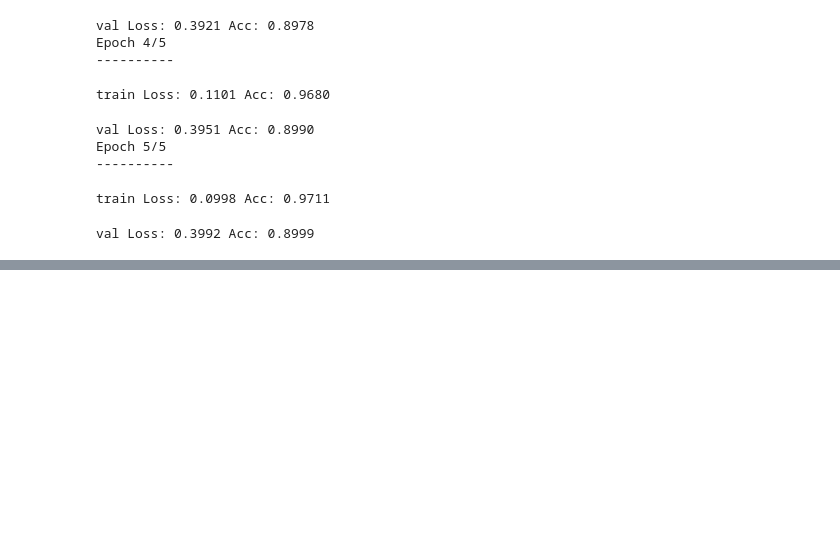
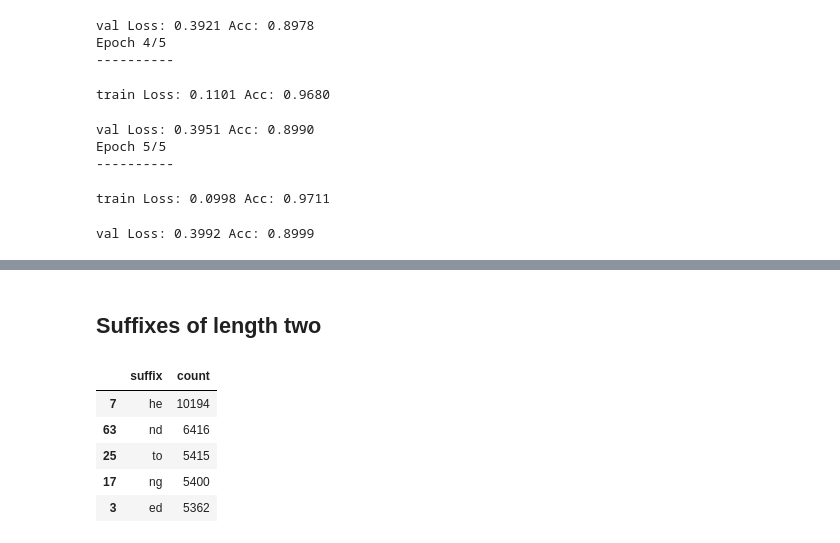
Before and after one commit to gustavgransbo/Data-Science-Playground, a Jupyter notebook: Part of Speech Tagging/4. Part of Speech Tagging - Third attempt with RNN.ipynb, the cells around one changed output, grey strips where cells are left out. Drawn from its saved outputs; the diff is of its cells as text; code cells hidden in the pictures; blank space fills up the shorter version.

```diff
--- a/Part of Speech Tagging/4. Part of Speech Tagging - Third attempt with RNN.ipynb
+++ b/Part of Speech Tagging/4. Part of Speech Tagging - Third attempt with RNN.ipynb
@@ -466,0 +681,2 @@ It would be interesting to try using a GRU instead of LSTM, apply some regulariz
+# %% [markdown]
+## Suffixes of length two
@@ -466,0 +696,9 @@ It would be interesting to try using a GRU instead of LSTM, apply some regulariz
+# %%
+suffix2_df.head()
+# %% [output]
+|  | suffix | count |
+| 7 | he | 10194 |
+| 63 | nd | 6416 |
+| 25 | to | 5415 |
+| 17 | ng | 5400 |
+| 3 | ed | 5362 |
```
Also changed, not shown: parts of 68 cells of this notebook.
